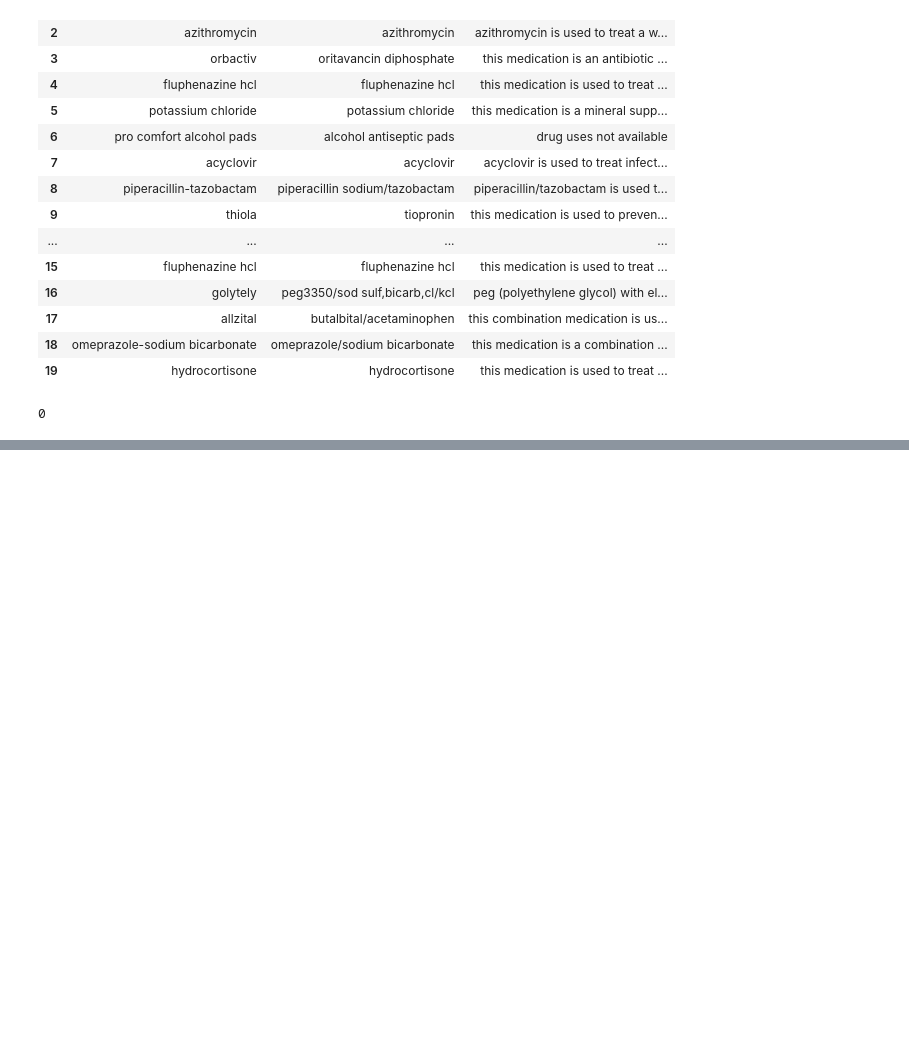
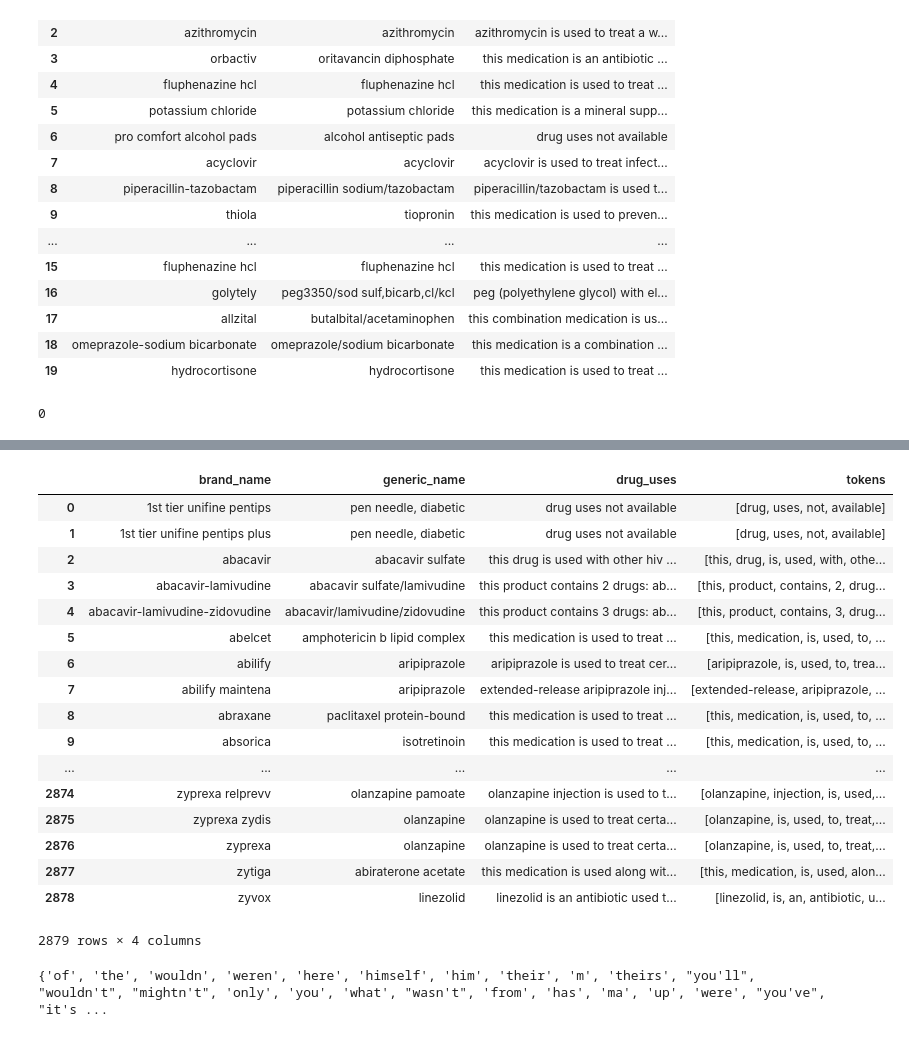
Before and after one commit to darya-akimova/medicare_spending_analysis, a Jupyter notebook: medicare part D analysis.ipynb, the cells around one changed output, grey strips where cells are left out. Cells and saved outputs as stored; diff of their text form; code cells hidden in the pictures; blank space fills up the shorter version.

Commit message:
words tokenized

```diff
--- a/medicare part D analysis.ipynb
+++ b/medicare part D analysis.ipynb
@@ -110,0 +186,29 @@ sum(pd.isnull(top_13_to_17_uses['drug_uses']))
+# %%
+drug_uses_17['tokens'] = drug_uses_17['drug_uses'].apply(word_tokenize)
+# %%
+drug_uses_17
+# %% [output]
+|  | brand_name | generic_name | drug_uses | tokens |
+| 0 | 1st tier unifine pentips | pen needle, diabetic | drug uses not available | [drug, uses, not, available] |
+| 1 | 1st tier unifine pentips plus | pen needle, diabetic | drug uses not available | [drug, uses, not, available] |
+| 2 | abacavir | abacavir sulfate | this drug is used with other hiv ... | [this, drug, is, used, with, othe... |
+| 3 | abacavir-lamivudine | abacavir sulfate/lamivudine | this product contains 2 drugs: ab... | [this, product, contains, 2, drug... |
+| 4 | abacavir-lamivudine-zidovudine | abacavir/lamivudine/zidovudine | this product contains 3 drugs: ab... | [this, product, contains, 3, drug... |
+| 5 | abelcet | amphotericin b lipid complex | this medication is used to treat ... | [this, medication, is, used, to, ... |
+| 6 | abilify | aripiprazole | aripiprazole is used to treat cer... | [aripiprazole, is, used, to, trea... |
+| 7 | abilify maintena | aripiprazole | extended-release aripiprazole inj... | [extended-release, aripiprazole, ... |
+| 8 | abraxane | paclitaxel protein-bound | this medication is used to treat ... | [this, medication, is, used, to, ... |
+| 9 | absorica | isotretinoin | this medication is used to treat ... | [this, medication, is, used, to, ... |
+| ... | ... | ... | ... | ... |
+| 2874 | zyprexa relprevv | olanzapine pamoate | olanzapine injection is used to t... | [olanzapine, injection, is, used,... |
+| 2875 | zyprexa zydis | olanzapine | olanzapine is used to treat certa... | [olanzapine, is, used, to, treat,... |
+| 2876 | zyprexa | olanzapine | olanzapine is used to treat certa... | [olanzapine, is, used, to, treat,... |
+| 2877 | zytiga | abiraterone acetate | this medication is used along wit... | [this, medication, is, used, alon... |
+| 2878 | zyvox | linezolid | linezolid is an antibiotic used t... | [linezolid, is, an, antibiotic, u... |
+2879 rows × 4 columns
+# %%
+from nltk.corpus import stopwords
+stop_words=set(stopwords.words("english"))
+print(stop_words)
+# %% [output]
+{'of', 'the', 'wouldn', 'weren', 'here', 'himself', 'him', 'their', 'm', 'theirs', "you'll", "wouldn't", "mightn't", 'only', 'you', 'what', "wasn't", 'from', 'has', 'ma', 'up', 'were', "you've", "it's ...
```
Also changed, not shown: parts of 8 cells of this notebook.
